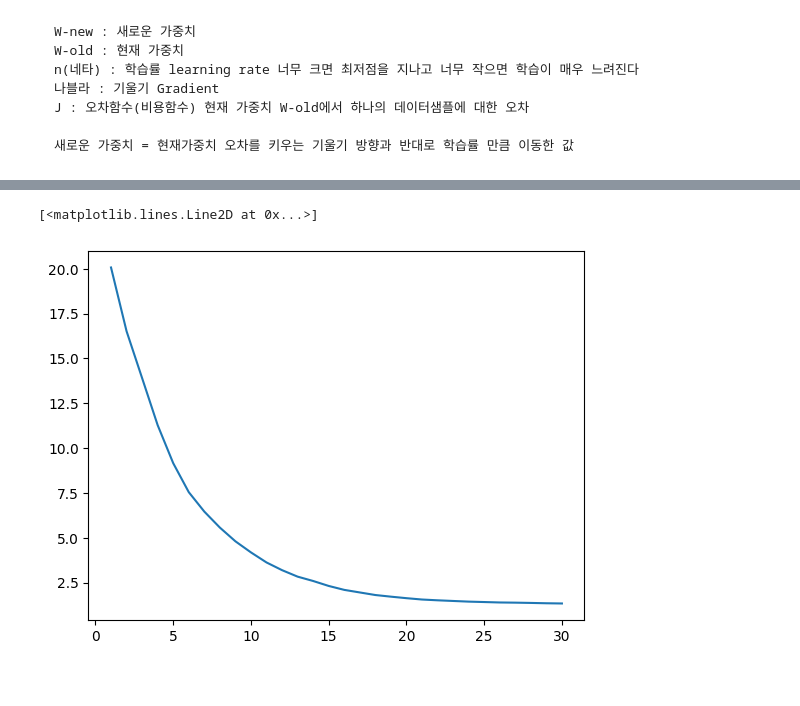
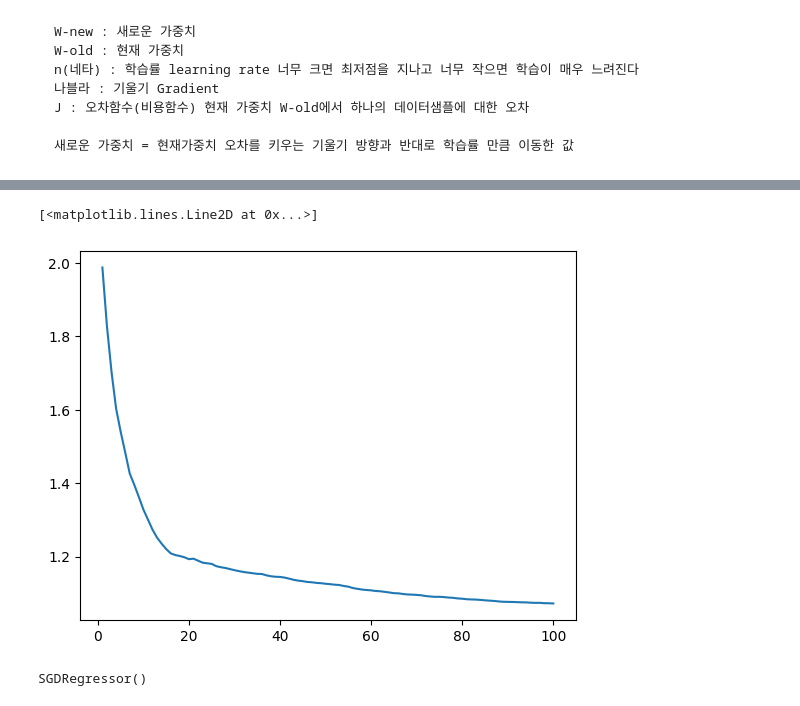
Before and after one commit to djdjdjdfh1/pandas-data-analysis, a Jupyter notebook: part7/7.sgd.ipynb, the cells around one changed output, grey strips where cells are left out. Saved outputs shown, nothing was run; the diff lists cells and outputs as text; code cells hidden in the pictures.

```diff
--- a/part7/7.sgd.ipynb
+++ b/part7/7.sgd.ipynb
@@ -57,7 +57,7 @@ y = 2*X + 1 + np.random.randn(100,1) # 약간의 노이즈 추가
 w = np.random.randn(1,1)  # 가중치(기울기)
 b = np.random.randn(1,1)  # y 절편
 learning_rate = 0.0005
-n_epochs = 30
+n_epochs = 100
 history = []  # 학습현황 기록
 loss = []
 
@@ -97,2 +104,9 @@ epoch: 21 loss: 1.5549 w: 1.2451 b: 1.2741
 [<matplotlib.lines.Line2D at 0x...>]
-[figure, old version]
+[figure, new version]
+# %%
+# SGD
+from sklearn.linear_model import SGDRegressor
+sgd = SGDRegressor()
+sgd.fit(X, y)
+# %% [output]
+SGDRegressor()
```
Also changed, not shown: parts of 8 cells of this notebook, 2 other files.
